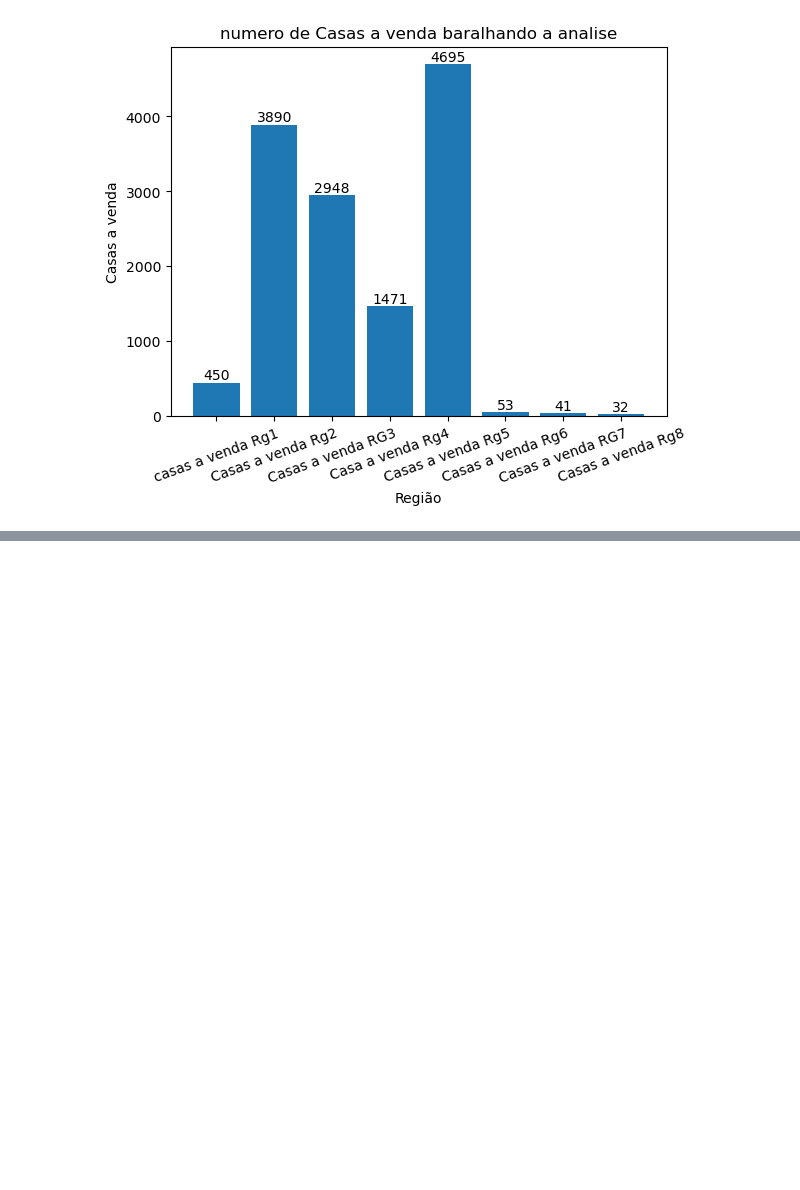
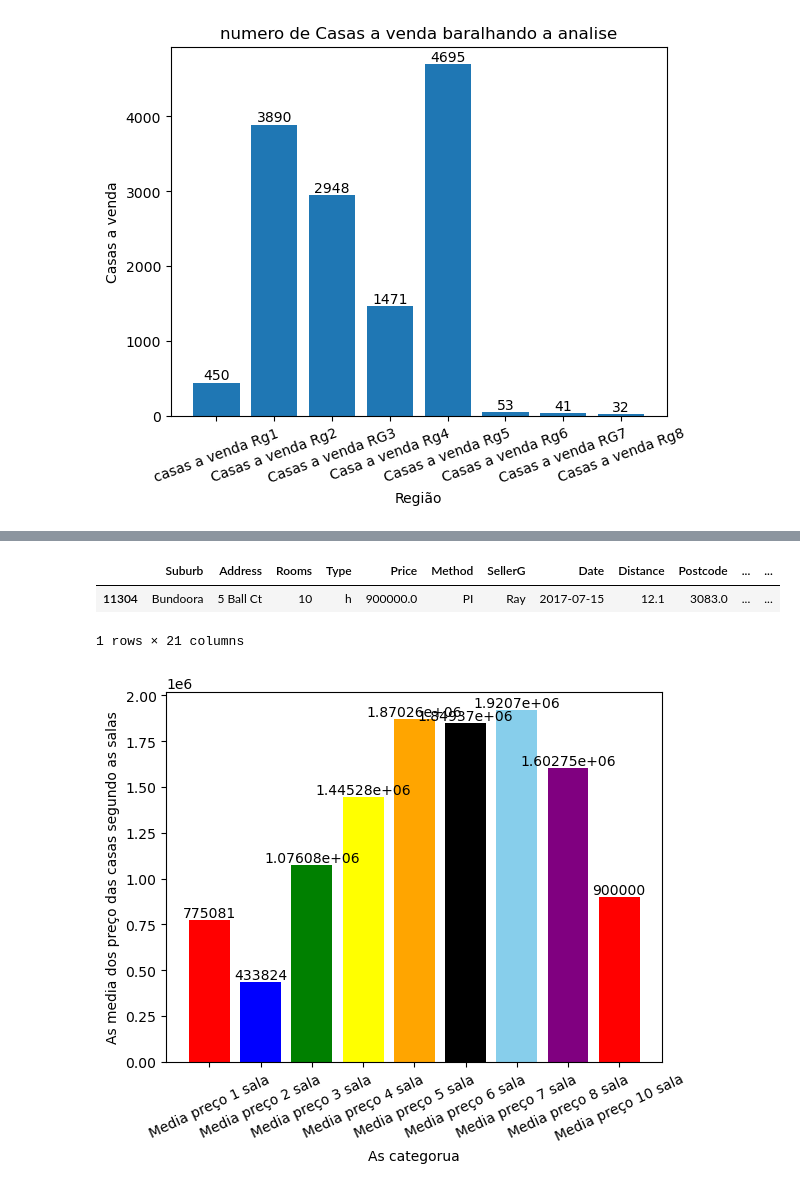
Before and after one commit to eduardo123-rgb/Aprendendoprograma-ojavapythonC-, a Jupyter notebook: exemple.ipynb, the cells around one changed output, grey strips where cells are left out. Cells and saved outputs as stored; diff of their text form; code cells hidden in the pictures; blank space fills up the shorter version.

```diff
--- a/exemple.ipynb
+++ b/exemple.ipynb
@@ -181,0 +318,17 @@ plt.show()
+# %%
+room7
+# %% [output]
+|  | Suburb | Address | Rooms | Type | Price | Method | SellerG | Date | Distance | Postcode | ... | ... |
+| 11304 | Bundoora | 5 Ball Ct | 10 | h | 900000.0 | PI | Ray | 2017-07-15 | 12.1 | 3083.0 | ... | ... |
+1 rows × 21 columns
+# %%
+FR ,FB = plt.subplots()
+RACI = FB.bar(['Media preço 1 sala','Media preço 2 sala','Media preço 3 sala','Media preço 4 sala',
+              'Media preço 5 sala','Media preço 6 sala','Media preço 7 sala','Media preço 8 sala','Media preço 10 sala'],[mediaroom1,mediaroom,mediaroom2,mediaroom3,mediaroom4,mediaroom5,mediaroom6,mediaroom7,mediaroom8],color=cores)
+plt.xticks(rotation=25)
+FB.bar_label(RACI)
+plt.xlabel('As categorua')
+plt.ylabel('As media dos preço das casas segundo as salas')
+plt.show()
+# %% [output]
+[figure, added]
```
Also changed, not shown: parts of 10 cells of this notebook.
